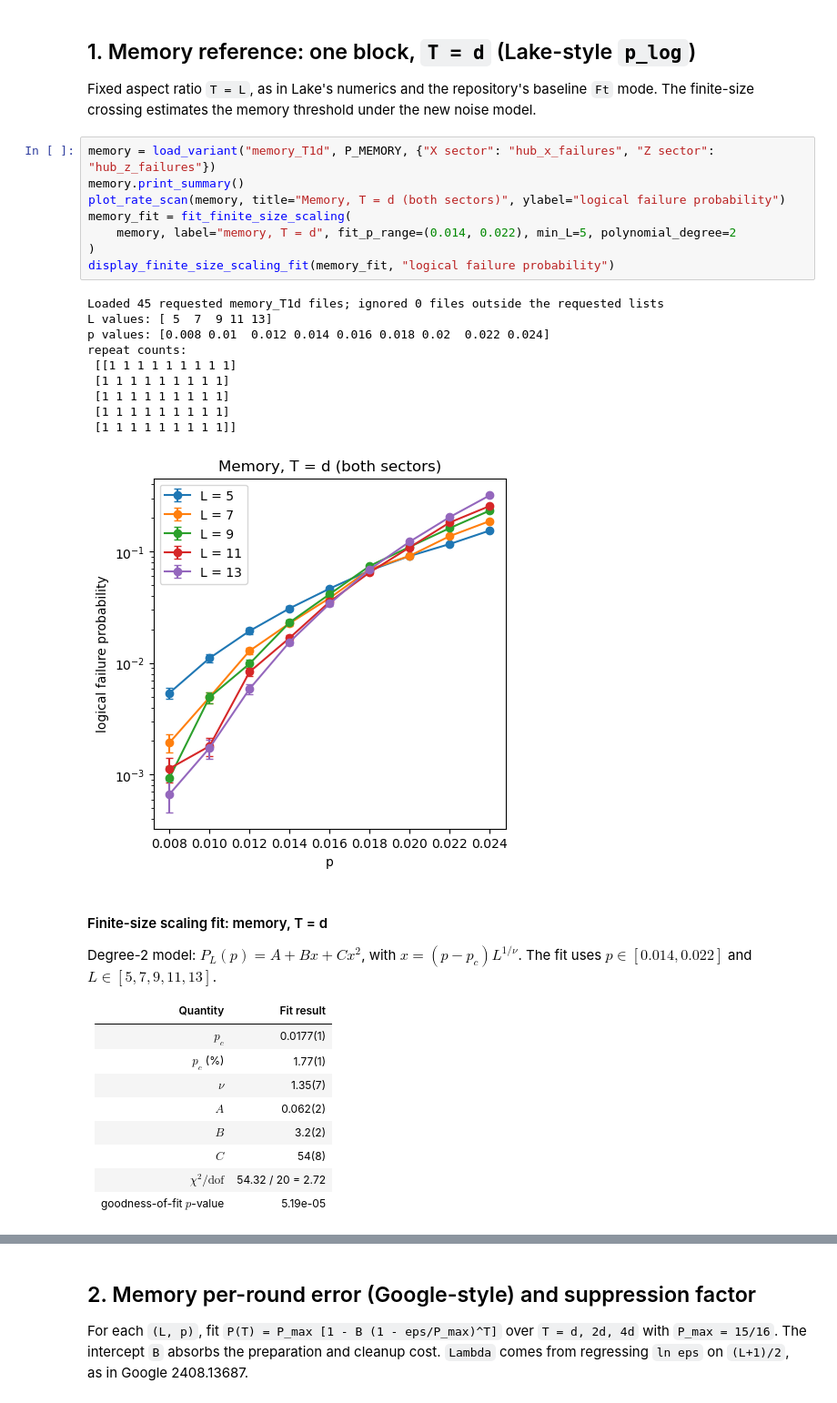
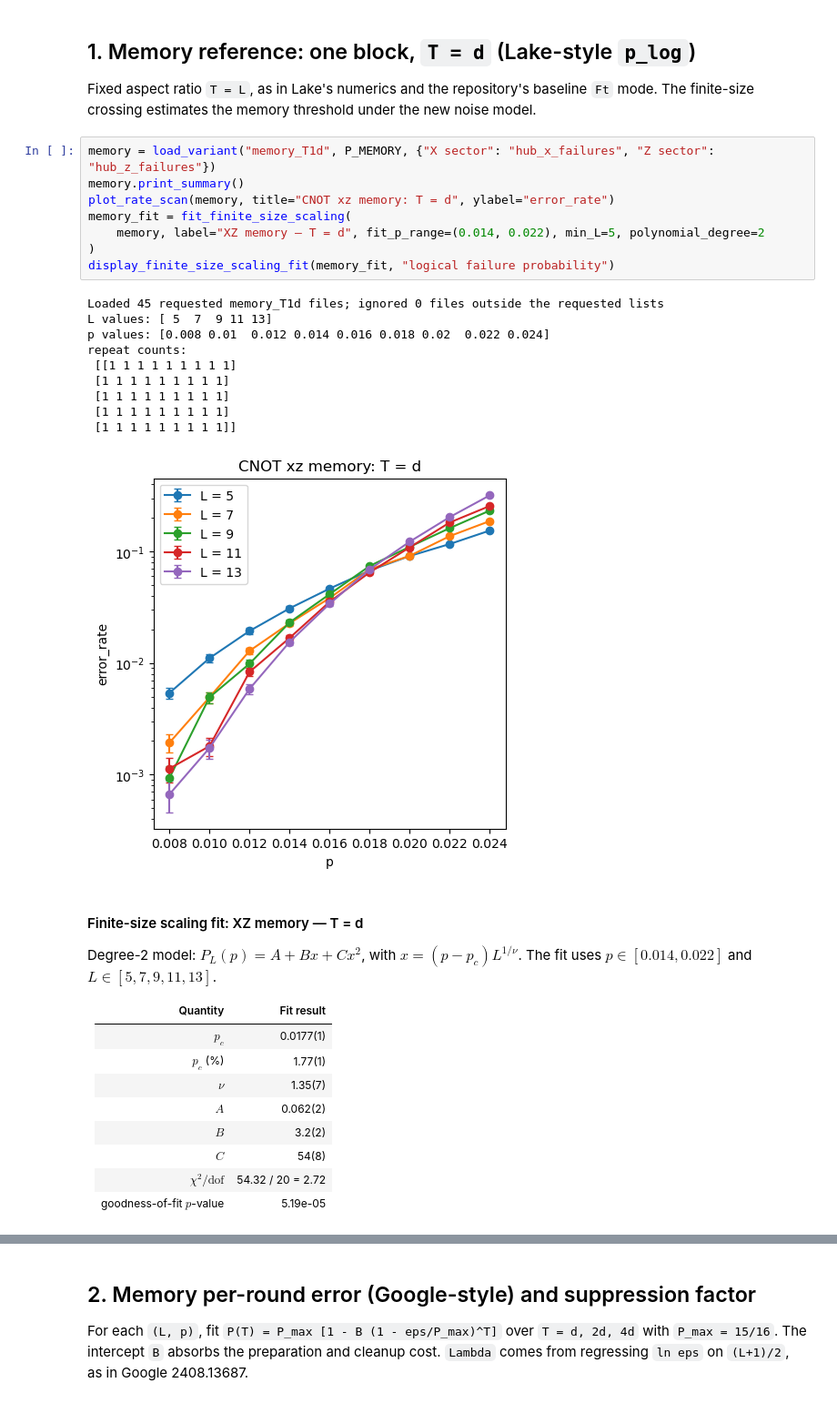
Before and after one commit to njvincent/mp-decoder, a Jupyter notebook: notebooks/cnot_primitive_xz_stage1_analysis.ipynb, the cells around one changed output, grey strips where cells are left out. Shown at 91% size. Drawn from its saved outputs; the diff is of its cells as text.

```diff
--- a/notebooks/cnot_primitive_xz_stage1_analysis.ipynb
+++ b/notebooks/cnot_primitive_xz_stage1_analysis.ipynb
@@ -93,23 +93,23 @@ Fixed aspect ratio `T = L`, as in Lake's numerics and the repository's baseline
 # %%
 memory = load_variant("memory_T1d", P_MEMORY, {"X sector": "hub_x_failures", "Z sector": "hub_z_failures"})
 memory.print_summary()
-plot_rate_scan(memory, title="Memory, T = d (both sectors)", ylabel="logical failure probability")
+plot_rate_scan(memory, title="CNOT xz memory: T = d", ylabel="error_rate")
 memory_fit = fit_finite_size_scaling(
-    memory, label="memory, T = d", fit_p_range=(0.014, 0.022), min_L=5, polynomial_degree=2
+    memory, label="XZ memory — T = d", fit_p_range=(0.014, 0.022), min_L=5, polynomial_degree=2
 )
 display_finite_size_scaling_fit(memory_fit, "logical failure probability")
 # %% [output]
 Loaded 45 requested memory_T1d files; ignored 0 files outside the requested lists
 L values: [ 5  7  9 11 13]
 p values: [0.008 0.01  0.012 0.014 0.016 0.018 0.02  0.022 0.024]
 repeat counts:
  [[1 1 1 1 1 1 1 1 1]
  [1 1 1 1 1 1 1 1 1]
  [1 1 1 1 1 1 1 1 1]
  [1 1 1 1 1 1 1 1 1]
  [1 1 1 1 1 1 1 1 1]]
-[figure, old version]
+[figure, new version]
-#### Finite-size scaling fit: memory, T = d
+#### Finite-size scaling fit: XZ memory — T = d
 
 Degree-2 model: $P_L(p)=A+Bx+Cx^{2}$, with $x=(p-p_c)L^{1/\nu}$. The fit uses $p \in [0.014, 0.022]$ and $L \in [5, 7, 9, 11, 13]$.
 
```
Also changed, not shown: parts of 7 cells of this notebook, 6 other files.
